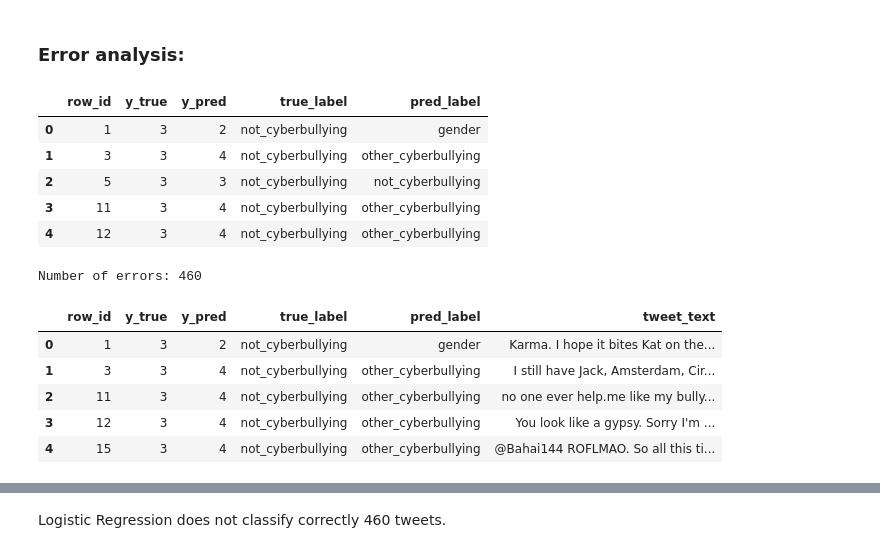
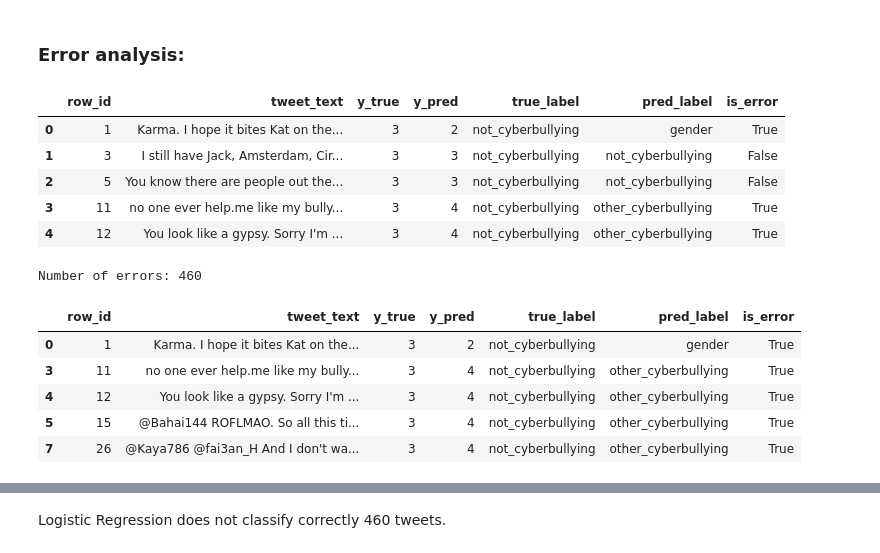
Before and after one commit to RomanGorelsky/MMDA_Project, a Jupyter notebook: MMDA_linear_ensemble.ipynb, the cells around one changed output, grey strips where cells are left out. Saved outputs shown, nothing was run; the diff lists cells and outputs as text; code cells hidden in the pictures.

```diff
--- a/MMDA_linear_ensemble.ipynb
+++ b/MMDA_linear_ensemble.ipynb
@@ -473,12 +510,12 @@ for name, model in tree_ensemble_models.items():
         model,
         X_train_dense,
         y_train,
-        X_test_dense,
-        y_test,
+        X_val_dense,
+        y_val,
         name
     )
-    all_results.append(result)
-    all_predictions[name] = pred
+    val_results.append(result)
+    val_predictions[name] = pred
 # %% [output]
 ================================================================================
 Random Forest on SVD features
@@ -500,9 +537,8 @@ Macro F1:        0.8222
 # %% [markdown]
 ### Results and comparison:
 # %%
-results_df = pd.DataFrame(all_results)
-results_df = results_df.sort_values("macro_f1", ascending=False).reset_index(drop=True)
-
-results_df.round(4)
+val_results_df = pd.DataFrame(val_results)
+val_results_df = val_results_df.sort_values("macro_f1", ascending=False)
+val_results_df.round(4)
 # %% [output]
 |  | model | accuracy | macro_precision | macro_recall | macro_f1 |
@@ -527,10 +563,14 @@ As we can see, among the evaluated models, Logistic Regression achieved the high
 # %% [markdown]
 Now let's look at the confusion matrix of the best evaluated model:
 # %%
-best_model_name = results_df.loc[0, "model"]
-best_pred = all_predictions[best_model_name]
+best_model_name = val_results_df.iloc[0]["model"]
+best_model = linear_models[best_model_name]
 
 print("Model name:", best_model_name)
+
+# final test prediction
+best_model.fit(X_train, y_train)
+best_pred = best_model.predict(X_test)
 
 cm = confusion_matrix(y_test, best_pred)
 
@@ -546,7 +586,7 @@ disp.plot(
     cmap="Blues",
     values_format="d"
 )
-plt.title(f"Confusion matrix — {best_model_name}")
+plt.title(f"Confusion matrix: {best_model_name} on test")
 plt.show()
 # %% [output]
 Model name: Logistic Regression
@@ -601,35 +666,39 @@ for class_id, class_name in enumerate(le.classes_):
 # %%
 best_predictions_df = pd.DataFrame({
     "row_id": test_df["row_id"].values,
+    "tweet_text": test_df["tweet_text"].values,
     "y_true": y_test,
     "y_pred": best_pred,
     "true_label": le.inverse_transform(y_test),
     "pred_label": le.inverse_transform(best_pred)
 })
 
+best_predictions_df["is_error"] = (
+    best_predictions_df["true_label"] != best_predictions_df["pred_label"]
+)
+
 best_predictions_df.to_csv("linear_ensemble_best_predictions.csv", index=False)
 best_predictions_df.head()
 # %% [output]
-|  | row_id | y_true | y_pred | true_label | pred_label |
-| 0 | 1 | 3 | 2 | not_cyberbullying | gender |
-| 1 | 3 | 3 | 4 | not_cyberbullying | other_cyberbullying |
-| 2 | 5 | 3 | 3 | not_cyberbullying | not_cyberbullying |
-| 3 | 11 | 3 | 4 | not_cyberbullying | other_cyberbullying |
-| 4 | 12 | 3 | 4 | not_cyberbullying | other_cyberbullying |
+|  | row_id | tweet_text | y_true | y_pred | true_label | pred_label | is_error |
+| 0 | 1 | Karma. I hope it bites Kat on the... | 3 | 2 | not_cyberbullying | gender | True |
+| 1 | 3 | I still have Jack, Amsterdam, Cir... | 3 | 3 | not_cyberbullying | not_cyberbullying | False |
+| 2 | 5 | You know there are people out the... | 3 | 3 | not_cyberbullying | not_cyberbullying | False |
+| 3 | 11 | no one ever help.me like my bully... | 3 | 4 | not_cyberbullying | other_cyberbullying | True |
+| 4 | 12 | You look like a gypsy. Sorry I'm ... | 3 | 4 | not_cyberbullying | other_cyberbullying | True |
 # %%
 errors_df = best_predictions_df[best_predictions_df["y_true"] != best_predictions_df["y_pred"]].copy()
-errors_df = errors_df.merge(test_df[["row_id", "tweet_text"]], on="row_id", how="left")
 
 print("Number of errors:", len(errors_df))
 errors_df.head()
 # %% [output]
 Number of errors: 460
-|  | row_id | y_true | y_pred | true_label | pred_label | tweet_text |
-| 0 | 1 | 3 | 2 | not_cyberbullying | gender | Karma. I hope it bites Kat on the... |
-| 1 | 3 | 3 | 4 | not_cyberbullying | other_cyberbullying | I still have Jack, Amsterdam, Cir... |
-| 2 | 11 | 3 | 4 | not_cyberbullying | other_cyberbullying | no one ever help.me like my bully... |
-| 3 | 12 | 3 | 4 | not_cyberbullying | other_cyberbullying | You look like a gypsy. Sorry I'm ... |
-| 4 | 15 | 3 | 4 | not_cyberbullying | other_cyberbullying | @Bahai144 ROFLMAO. So all this ti... |
+|  | row_id | tweet_text | y_true | y_pred | true_label | pred_label | is_error |
+| 0 | 1 | Karma. I hope it bites Kat on the... | 3 | 2 | not_cyberbullying | gender | True |
+| 3 | 11 | no one ever help.me like my bully... | 3 | 4 | not_cyberbullying | other_cyberbullying | True |
+| 4 | 12 | You look like a gypsy. Sorry I'm ... | 3 | 4 | not_cyberbullying | other_cyberbullying | True |
+| 5 | 15 | @Bahai144 ROFLMAO. So all this ti... | 3 | 4 | not_cyberbullying | other_cyberbullying | True |
+| 7 | 26 | @Kaya786 @fai3an_H And I don't wa... | 3 | 4 | not_cyberbullying | other_cyberbullying | True |
 # %%
 error_summary = errors_df.groupby(["true_label", "pred_label"]).size().reset_index(name="count").sort_values("count", ascending=False)
 error_summary.head()
```
Also changed, not shown: parts of 17 cells of this notebook.
